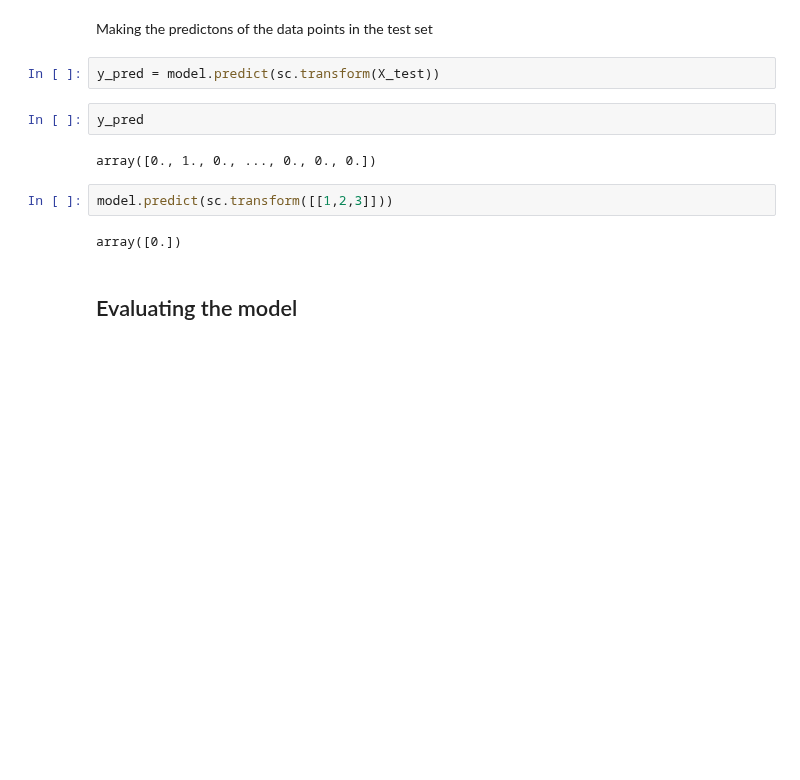
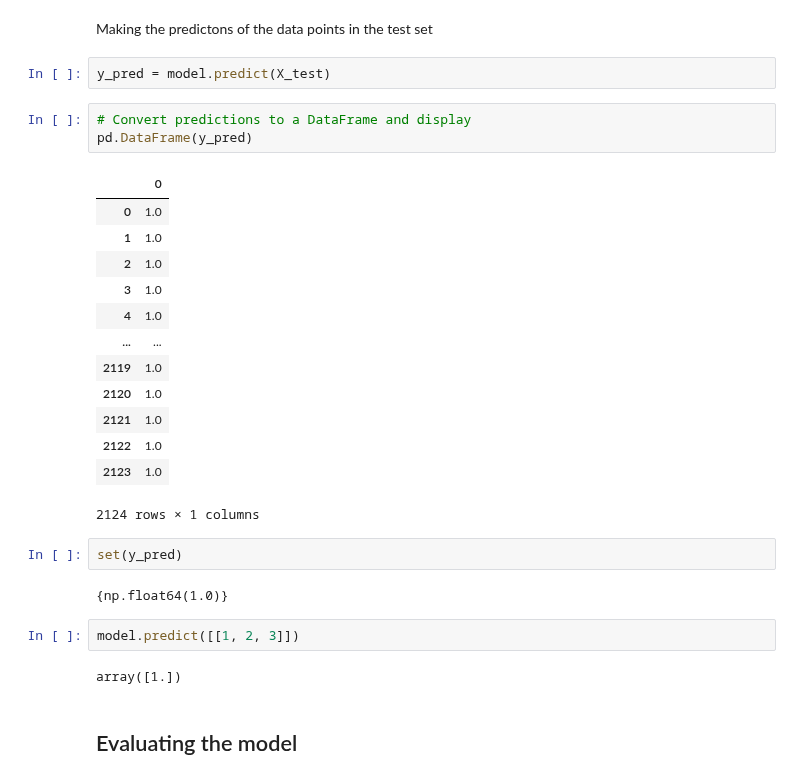
Before and after one commit to t1pen/MeXEE402_Midterms_StephenGabrielAlojado_JairusSunga, a Jupyter notebook: Logistic Regression/logistic_regression.ipynb, the cells around one changed output. Drawn from its saved outputs; the diff is of its cells as text; blank space fills up the shorter version.

```diff
--- a/Logistic Regression/logistic_regression.ipynb
+++ b/Logistic Regression/logistic_regression.ipynb
@@ -375,15 +352,32 @@ ValueError: Unknown label type: unknown. Maybe you are trying to fit a classifie
 # %% [markdown]
 Making the predictons of the data points in the test set
 # %%
-y_pred = model.predict(sc.transform(X_test))
+y_pred = model.predict(X_test)
-# %%
-y_pred
-# %% [output]
-array([0., 1., 0., ..., 0., 0., 0.])
+# %%
+# Convert predictions to a DataFrame and display
+pd.DataFrame(y_pred)
+# %% [output]
+|  | 0 |
+| 0 | 1.0 |
+| 1 | 1.0 |
+| 2 | 1.0 |
+| 3 | 1.0 |
+| 4 | 1.0 |
+| ... | ... |
+| 2119 | 1.0 |
+| 2120 | 1.0 |
+| 2121 | 1.0 |
+| 2122 | 1.0 |
+| 2123 | 1.0 |
+2124 rows × 1 columns
+# %%
+set(y_pred)
+# %% [output]
+{np.float64(1.0)}
 # %%
-model.predict(sc.transform([[1,2,3]]))
+model.predict([[1, 2, 3]])
 # %% [output]
-array([0.])
+array([1.])
 # %% [markdown]
 ## Evaluating the model
 # %% [markdown]
```
Also changed, not shown: parts of 23 cells of this notebook, 3 other files.
